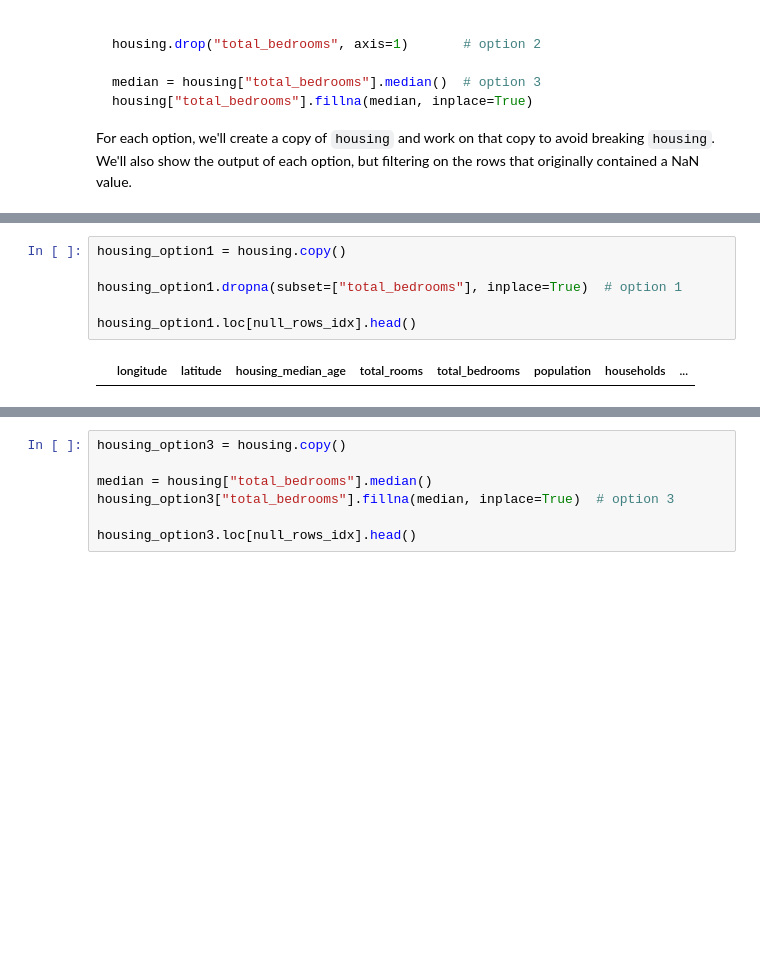
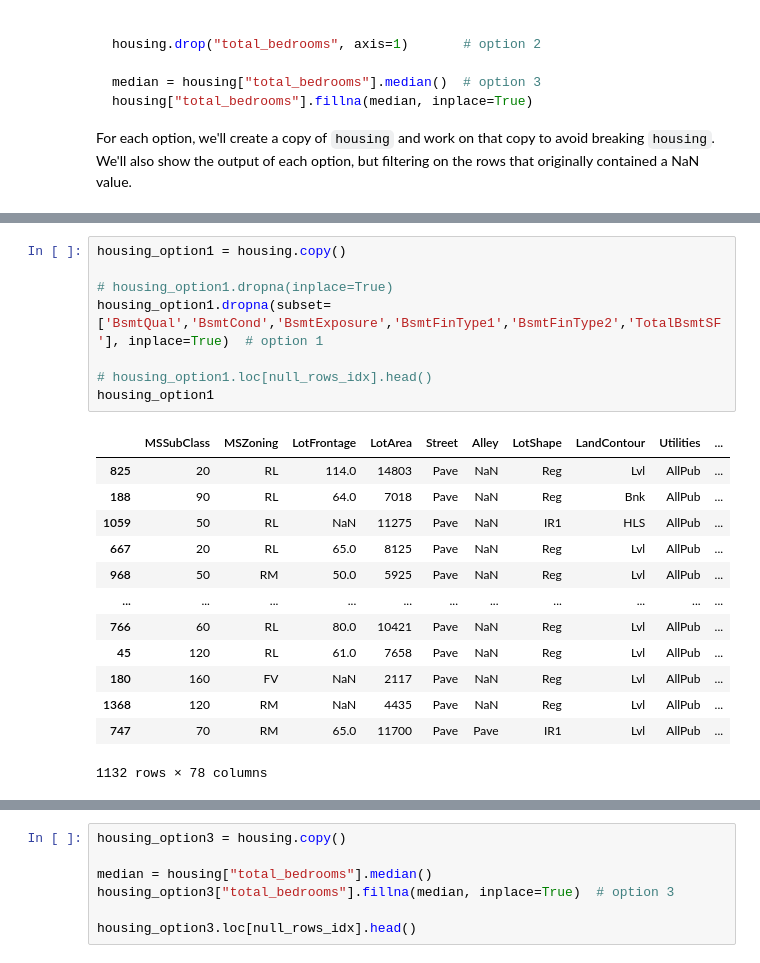
Before and after one commit to colafishx/handson-ml3, a Jupyter notebook: 02_end_to_end_machine_learning_project.ipynb, the cells around one changed output, grey strips where cells are left out. Drawn from its saved outputs; the diff is of its cells as text; blank space fills up the shorter version.

```diff
--- a/02_end_to_end_machine_learning_project.ipynb
+++ b/02_end_to_end_machine_learning_project.ipynb
@@ -461,11 +462,25 @@ housing.loc[null_rows_idx].head()
 # %%
 housing_option1 = housing.copy()
 
-housing_option1.dropna(subset=["total_bedrooms"], inplace=True)  # option 1
+# housing_option1.dropna(inplace=True)
+housing_option1.dropna(subset=['BsmtQual','BsmtCond','BsmtExposure','BsmtFinType1','BsmtFinType2','TotalBsmtSF'], inplace=True)  # option 1
 
-housing_option1.loc[null_rows_idx].head()
+# housing_option1.loc[null_rows_idx].head()
+housing_option1
 # %% [output]
-|  | longitude | latitude | housing_median_age | total_rooms | total_bedrooms | population | households | ... |
+|  | MSSubClass | MSZoning | LotFrontage | LotArea | Street | Alley | LotShape | LandContour | Utilities | ... |
+| 825 | 20 | RL | 114.0 | 14803 | Pave | NaN | Reg | Lvl | AllPub | ... |
+| 188 | 90 | RL | 64.0 | 7018 | Pave | NaN | Reg | Bnk | AllPub | ... |
+| 1059 | 50 | RL | NaN | 11275 | Pave | NaN | IR1 | HLS | AllPub | ... |
+| 667 | 20 | RL | 65.0 | 8125 | Pave | NaN | Reg | Lvl | AllPub | ... |
+| 968 | 50 | RM | 50.0 | 5925 | Pave | NaN | Reg | Lvl | AllPub | ... |
+| ... | ... | ... | ... | ... | ... | ... | ... | ... | ... | ... |
+| 766 | 60 | RL | 80.0 | 10421 | Pave | NaN | Reg | Lvl | AllPub | ... |
+| 45 | 120 | RL | 61.0 | 7658 | Pave | NaN | Reg | Lvl | AllPub | ... |
+| 180 | 160 | FV | NaN | 2117 | Pave | NaN | Reg | Lvl | AllPub | ... |
+| 1368 | 120 | RM | NaN | 4435 | Pave | NaN | Reg | Lvl | AllPub | ... |
+| 747 | 70 | RM | 65.0 | 11700 | Pave | Pave | IR1 | Lvl | AllPub | ... |
+1132 rows × 78 columns
 # %%
 housing_option2 = housing.copy()
 
```
Also changed, not shown: parts of 2 cells of this notebook.
